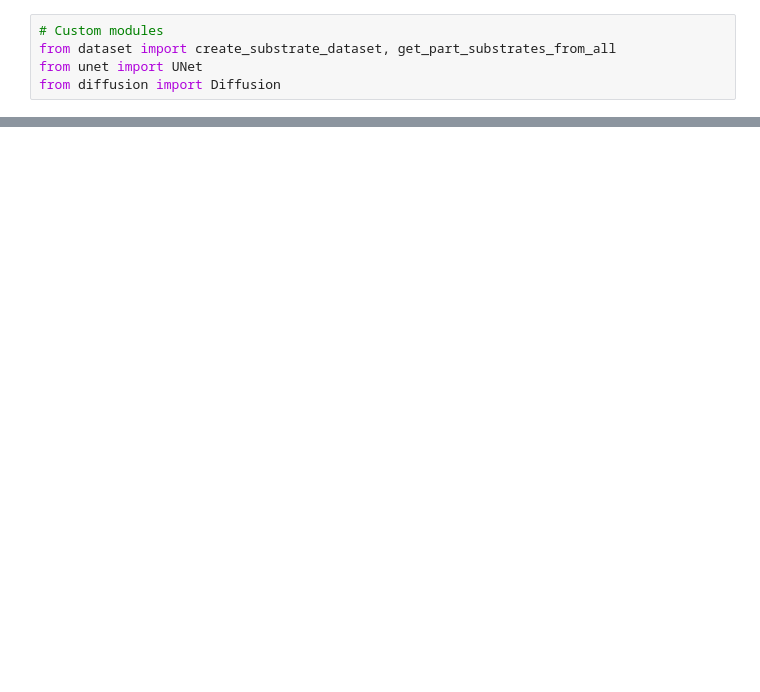
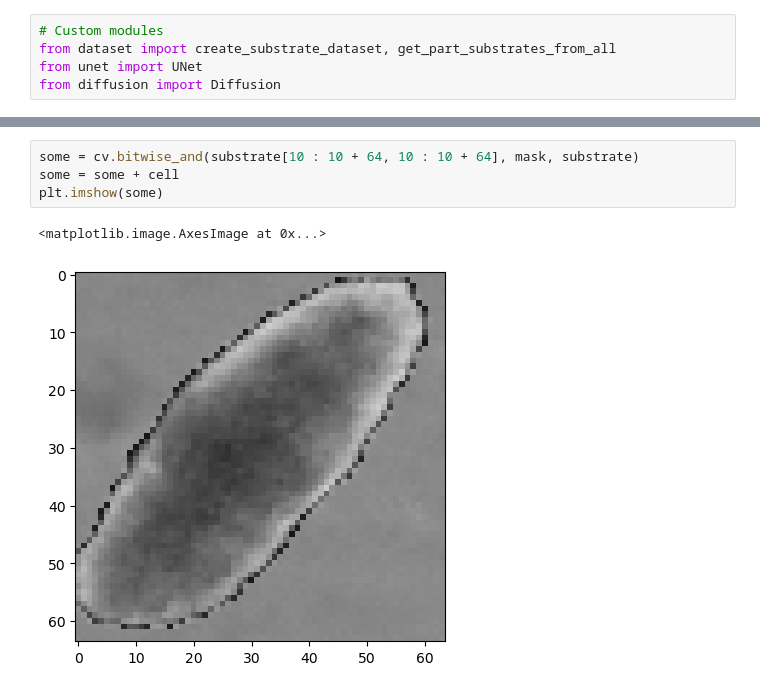
Before and after one commit to anghol/diffusion-substrates, a Jupyter notebook: notebooks/sandbox.ipynb, the cells around one changed output, grey strips where cells are left out. Drawn from its saved outputs; the diff is of its cells as text; blank space fills up the shorter version.

```diff
--- a/notebooks/sandbox.ipynb
+++ b/notebooks/sandbox.ipynb
@@ -32,0 +46,7 @@ cell_dir = "/usr/src/separated_cells/"
+# %%
+some = cv.bitwise_and(substrate[10 : 10 + 64, 10 : 10 + 64], mask, substrate)
+some = some + cell
+plt.imshow(some)
+# %% [output]
+<matplotlib.image.AxesImage at 0x...>
+[figure, added]
```
Also changed, not shown: parts of 4 cells of this notebook, 4 other files.
